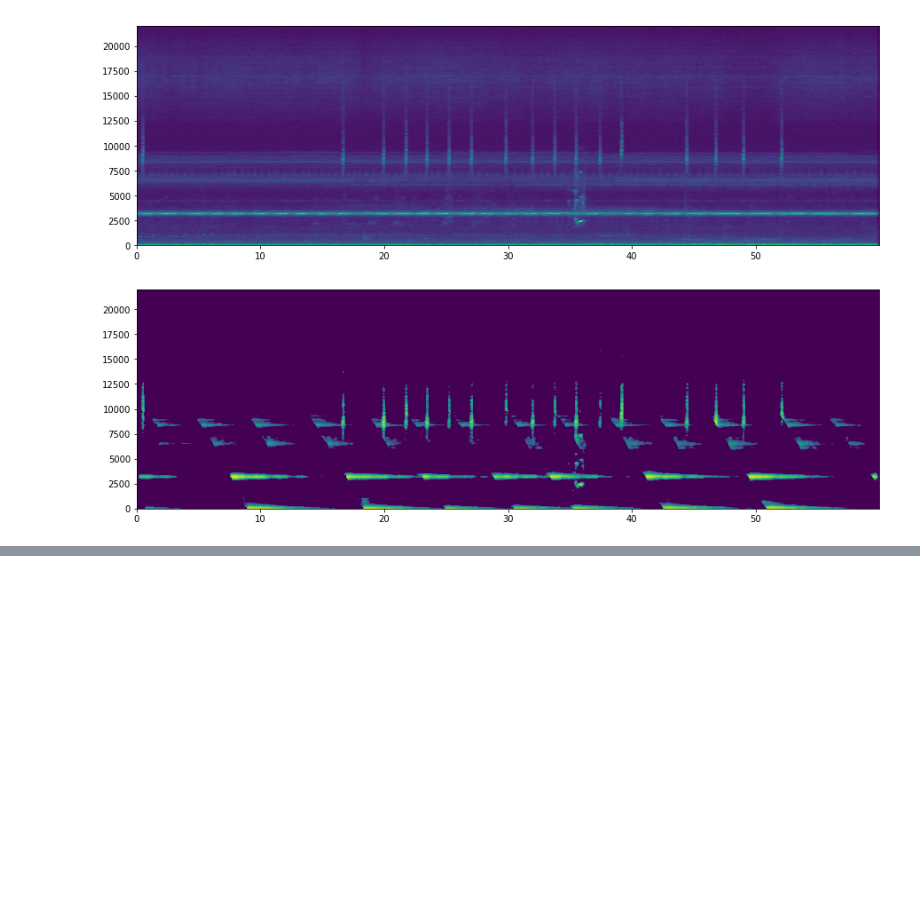
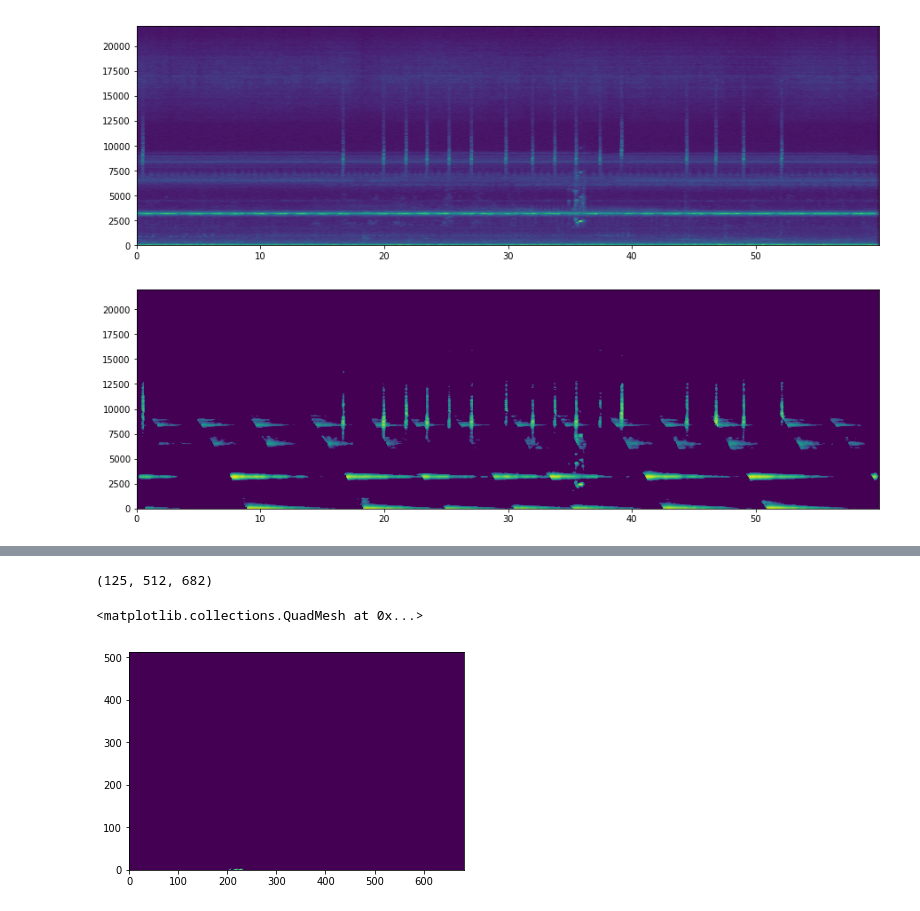
Before and after one commit to longle2718/audio_loc, a Jupyter notebook: python/main.ipynb, the cells around one changed output, grey strips where cells are left out. Cells and saved outputs as stored; diff of their text form; code cells hidden in the pictures; blank space fills up the shorter version.

```diff
--- a/python/main.ipynb
+++ b/python/main.ipynb
@@ -133,0 +165,8 @@ np.shape(lObjs) = (2,)
+# %%
+print(np.shape(tmp))
+plt.figure()
+plt.pcolormesh(tmp[3])
+# %% [output]
+(125, 512, 682)
+<matplotlib.collections.QuadMesh at 0x...>
+[figure, added]
```
Also changed, not shown: parts of 6 cells of this notebook, 1 other file.
